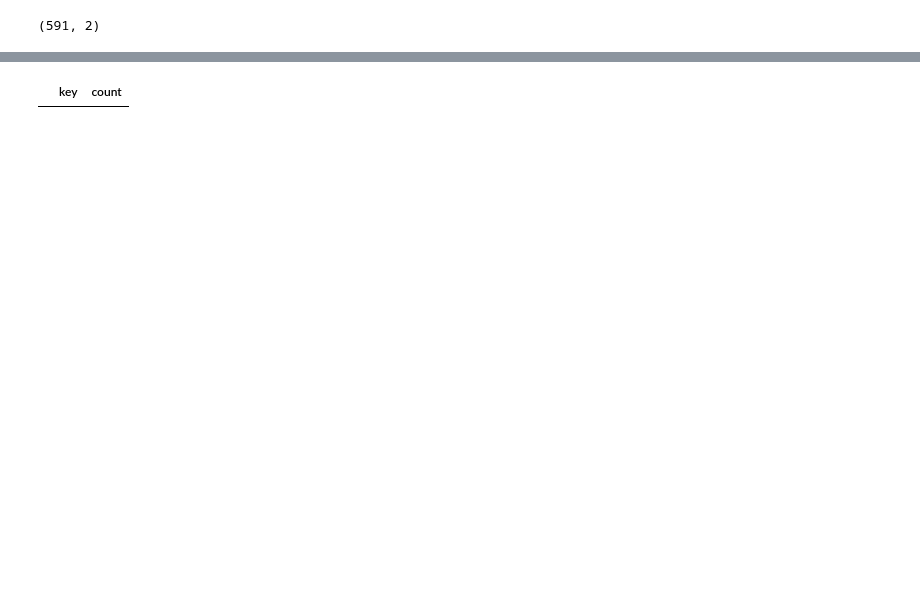
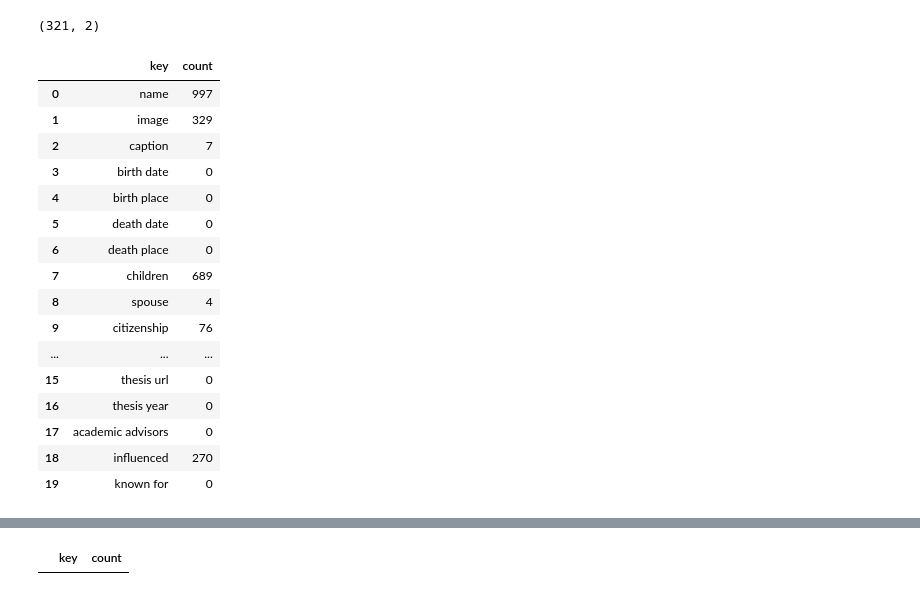
Before and after one commit to daksh0225/attribute-extraction, a Jupyter notebook: Collocs analyzer.ipynb, the cells around one changed output, grey strips where cells are left out. Drawn from its saved outputs; the diff is of its cells as text; code cells hidden in the pictures; blank space fills up the shorter version.

```diff
--- a/Collocs analyzer.ipynb
+++ b/Collocs analyzer.ipynb
@@ -4,7 +4,7 @@ import re
 import pandas as pd
 from tqdm.notebook import tqdm
 # %%
-category = "superheroes"
+category = "mathematicians"
 # %%
 with open(category+"_attribute_collocs.json", 'r') as file:
     data = json.load(file)
@@ -18,5 +38,25 @@ df = pd.DataFrame(collocs_counts)
 # %%
 df.shape
 # %% [output]
-(591, 2)
+(321, 2)
+# %%
+df.head(n=20)
+# %% [output]
+|  | key | count |
+| 0 | name | 997 |
+| 1 | image | 329 |
+| 2 | caption | 7 |
+| 3 | birth date | 0 |
+| 4 | birth place | 0 |
+| 5 | death date | 0 |
+| 6 | death place | 0 |
+| 7 | children | 689 |
+| 8 | spouse | 4 |
+| 9 | citizenship | 76 |
+| ... | ... | ... |
+| 15 | thesis url | 0 |
+| 16 | thesis year | 0 |
+| 17 | academic advisors | 0 |
+| 18 | influenced | 270 |
+| 19 | known for | 0 |
 # %%
```
Also changed, not shown: parts of 6 cells of this notebook, 15 other files.
